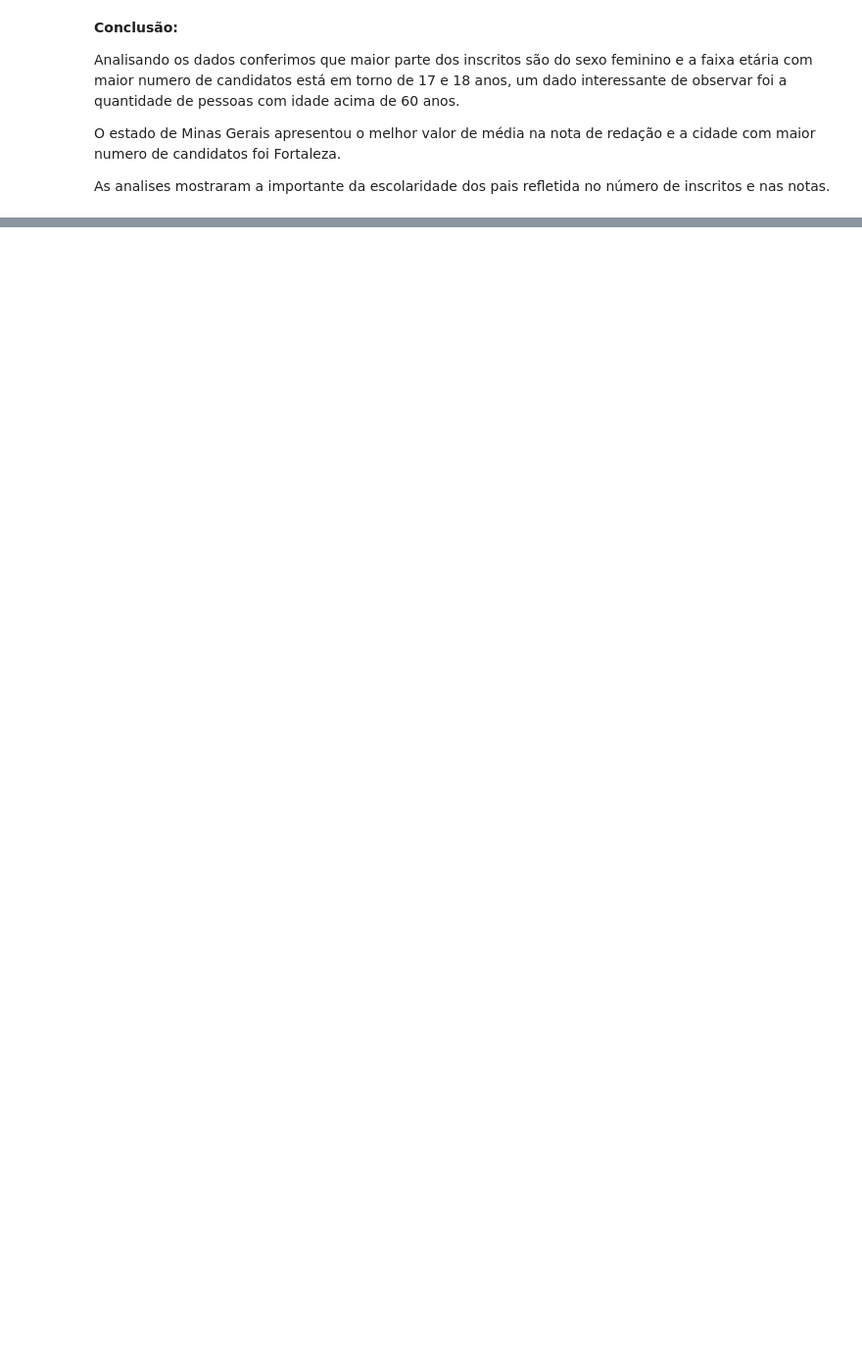
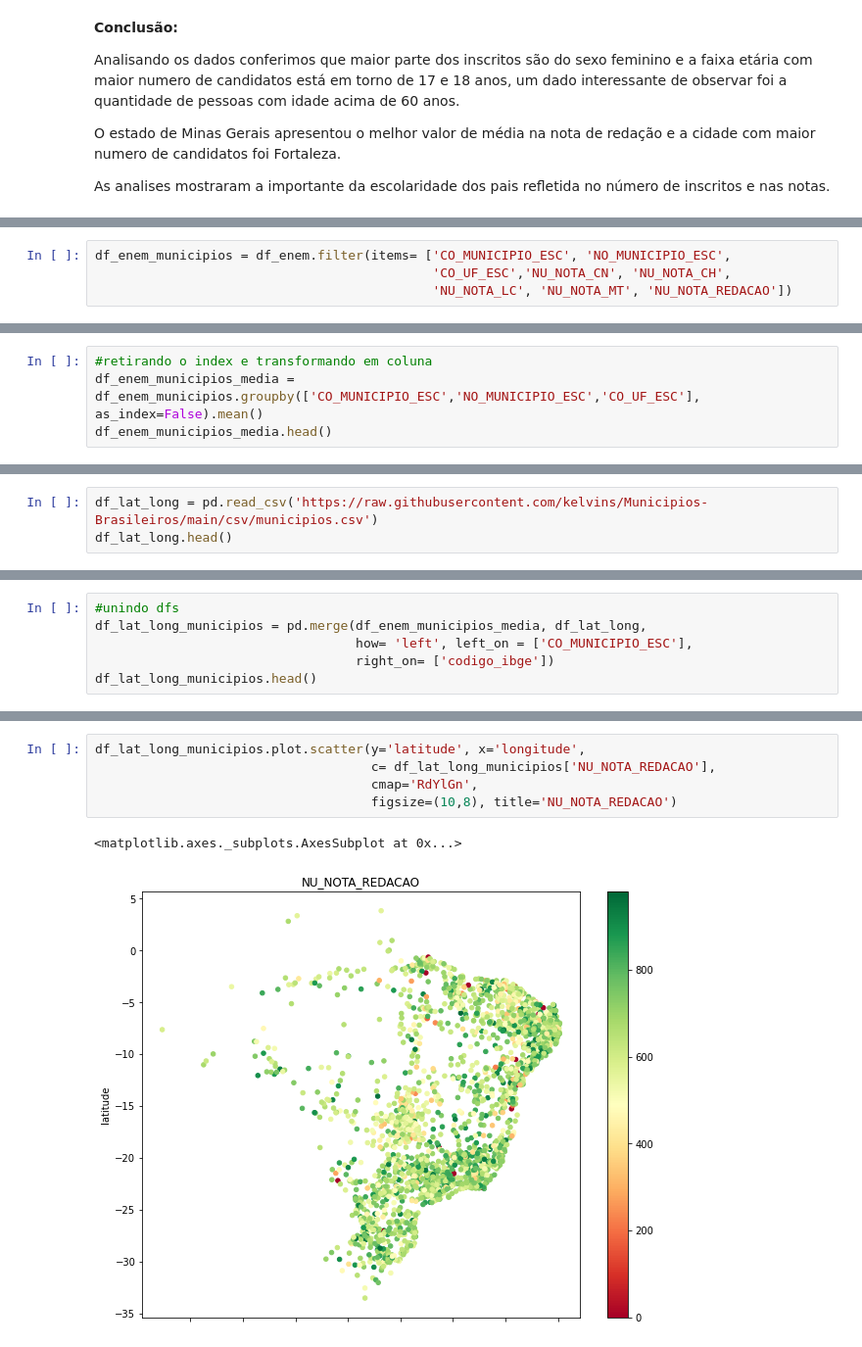
Before and after one commit to anapmdm/Intro-ao-Pandas, a Jupyter notebook: Analise_de_Microdados_do_ENEM_2021.ipynb, the cells around one changed output, grey strips where cells are left out. Shown at 98% size. Saved outputs shown, nothing was run; the diff lists cells and outputs as text; blank space fills up the shorter version.

```diff
--- a/Analise_de_Microdados_do_ENEM_2021.ipynb
+++ b/Analise_de_Microdados_do_ENEM_2021.ipynb
@@ -513,0 +516,4 @@ ax.text(0.02,0.74, dicQ002, transform = ax.transAxes, fontsize=12,color= 'white'
+# %%
+df_enem_municipios = df_enem.filter(items= ['CO_MUNICIPIO_ESC', 'NO_MUNICIPIO_ESC',
+                                            'CO_UF_ESC','NU_NOTA_CN', 'NU_NOTA_CH',
+                                            'NU_NOTA_LC', 'NU_NOTA_MT', 'NU_NOTA_REDACAO'])
@@ -513,0 +536,4 @@ ax.text(0.02,0.74, dicQ002, transform = ax.transAxes, fontsize=12,color= 'white'
+# %%
+#retirando o index e transformando em coluna
+df_enem_municipios_media = df_enem_municipios.groupby(['CO_MUNICIPIO_ESC','NO_MUNICIPIO_ESC','CO_UF_ESC'], as_index=False).mean()
+df_enem_municipios_media.head()
@@ -513,0 +551,3 @@ ax.text(0.02,0.74, dicQ002, transform = ax.transAxes, fontsize=12,color= 'white'
+# %%
+df_lat_long = pd.read_csv('https://raw.githubusercontent.com/kelvins/Municipios-Brasileiros/main/csv/municipios.csv')
+df_lat_long.head()
@@ -513,0 +561,6 @@ ax.text(0.02,0.74, dicQ002, transform = ax.transAxes, fontsize=12,color= 'white'
+# %%
+#unindo dfs
+df_lat_long_municipios = pd.merge(df_enem_municipios_media, df_lat_long,
+                                  how= 'left', left_on = ['CO_MUNICIPIO_ESC'],
+                                  right_on= ['codigo_ibge'])
+df_lat_long_municipios.head()
@@ -513,0 +574,8 @@ ax.text(0.02,0.74, dicQ002, transform = ax.transAxes, fontsize=12,color= 'white'
+# %%
+df_lat_long_municipios.plot.scatter(y='latitude', x='longitude',
+                                    c= df_lat_long_municipios['NU_NOTA_REDACAO'],
+                                    cmap='RdYlGn',
+                                    figsize=(10,8), title='NU_NOTA_REDACAO')
+# %% [output]
+<matplotlib.axes._subplots.AxesSubplot at 0x...>
+[figure, added]
```
Also changed, not shown: parts of 33 cells of this notebook.
